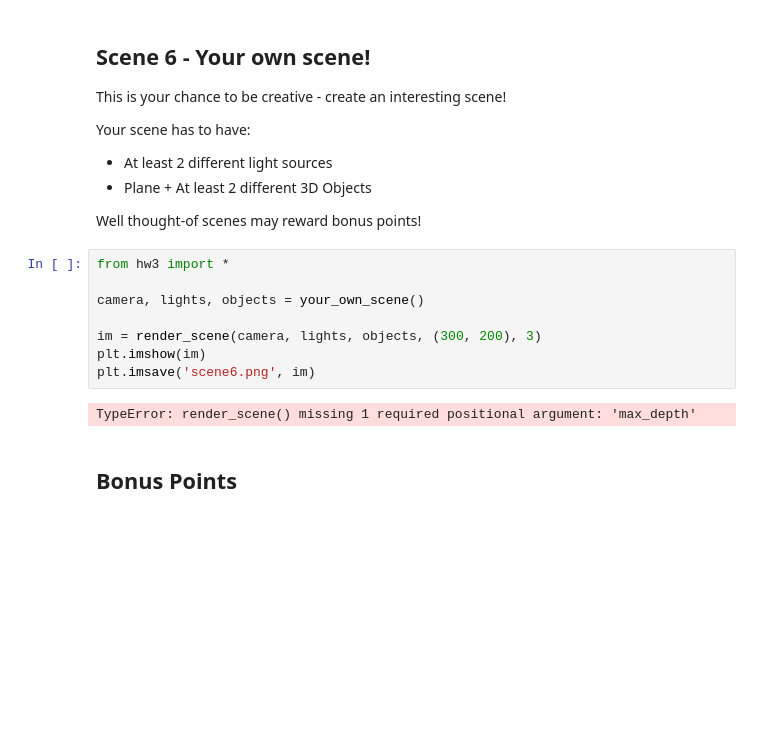
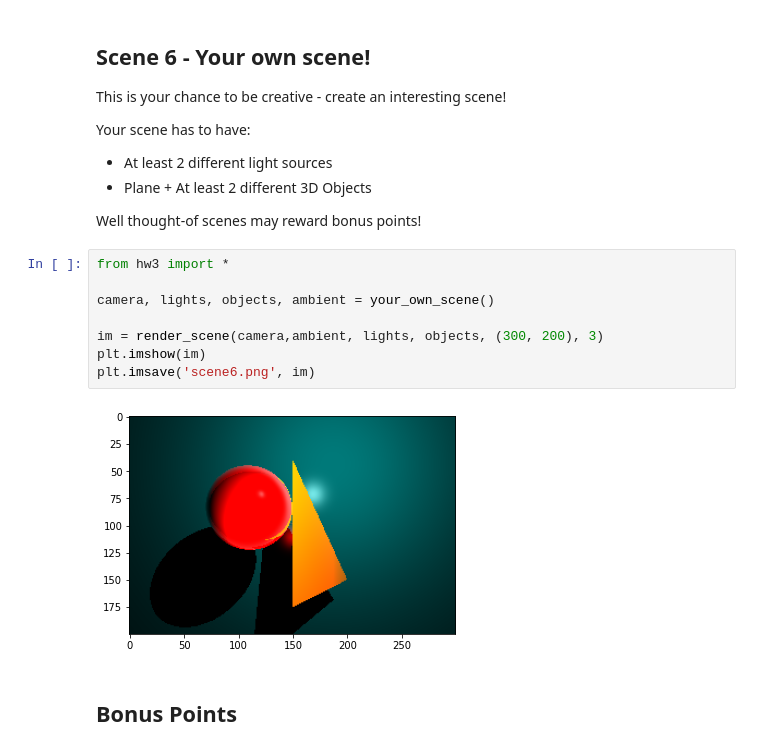
Before and after one commit to OmerMarChaim/Ray-Tracing-implementation, a Jupyter notebook: EX3/Exercise_3_Ray_Tracing.ipynb, the cells around one changed output. Saved outputs shown, nothing was run; the diff lists cells and outputs as text; blank space fills up the shorter version.

```diff
--- a/EX3/Exercise_3_Ray_Tracing.ipynb
+++ b/EX3/Exercise_3_Ray_Tracing.ipynb
@@ -236,13 +233,13 @@ Well thought-of scenes may reward bonus points!
 # %%
 from hw3 import *
 
-camera, lights, objects = your_own_scene()
+camera, lights, objects, ambient = your_own_scene()
 
-im = render_scene(camera, lights, objects, (300, 200), 3)
+im = render_scene(camera,ambient, lights, objects, (300, 200), 3)
 plt.imshow(im)
 plt.imsave('scene6.png', im)
 # %% [output]
-TypeError: render_scene() missing 1 required positional argument: 'max_depth'
+[figure, added]
 # %% [markdown]
 ## Bonus Points
 # %% [markdown]
```
Also changed, not shown: parts of 3 cells of this notebook, 7 other files.
